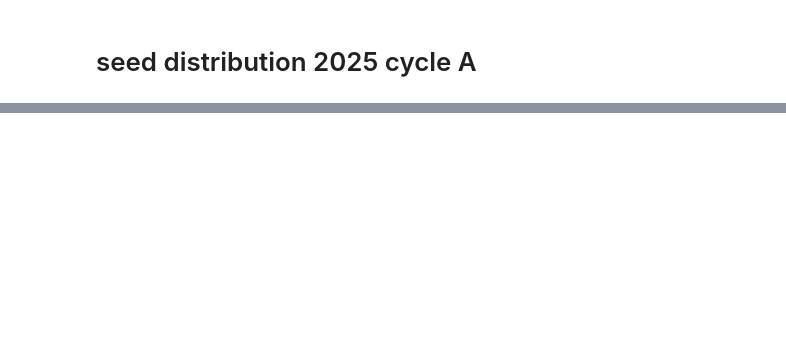
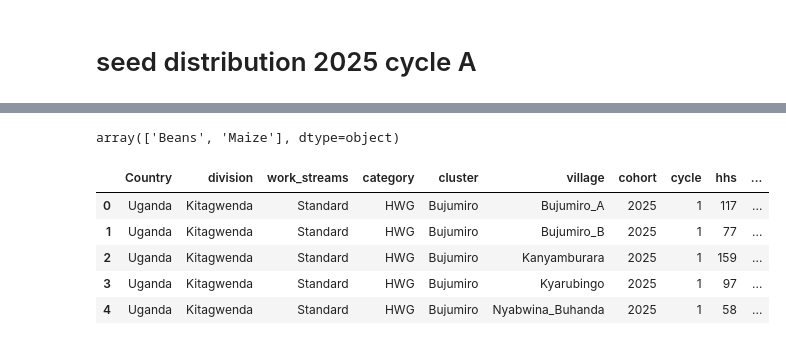
Before and after one commit to edisonmugabi/HWG-Q1-Reporting-2025, a Jupyter notebook: Code used/Q1 reporting HWG-checkpoint.ipynb, the cells around one changed output, grey strips where cells are left out. Cells and saved outputs as stored; diff of their text form; code cells hidden in the pictures; blank space fills up the shorter version.

```diff
--- a/Code used/Q1 reporting HWG-checkpoint.ipynb
+++ b/Code used/Q1 reporting HWG-checkpoint.ipynb
@@ -358,0 +562,4 @@ data_distribution=pd.read_excel(r"C:\Users\RTV-LPT1-233\Downloads\seed distribut
+# %%
+data_distribution['seed'].unique()
+# %% [output]
+array(['Beans', 'Maize'], dtype=object)
@@ -358,0 +595,10 @@ data_distribution=pd.read_excel(r"C:\Users\RTV-LPT1-233\Downloads\seed distribut
+# %%
+# general check at top line level
+design_hh_seed_df.head()
+# %% [output]
+|  | Country | division | work_streams | category | cluster | village | cohort | cycle | hhs | ... |
+| 0 | Uganda | Kitagwenda | Standard | HWG | Bujumiro | Bujumiro_A | 2025 | 1 | 117 | ... |
+| 1 | Uganda | Kitagwenda | Standard | HWG | Bujumiro | Bujumiro_B | 2025 | 1 | 77 | ... |
+| 2 | Uganda | Kitagwenda | Standard | HWG | Bujumiro | Kanyamburara | 2025 | 1 | 159 | ... |
+| 3 | Uganda | Kitagwenda | Standard | HWG | Bujumiro | Kyarubingo | 2025 | 1 | 97 | ... |
+| 4 | Uganda | Kitagwenda | Standard | HWG | Bujumiro | Nyabwina_Buhanda | 2025 | 1 | 58 | ... |
```
Also changed, not shown: parts of 64 cells of this notebook, 33 other files.
